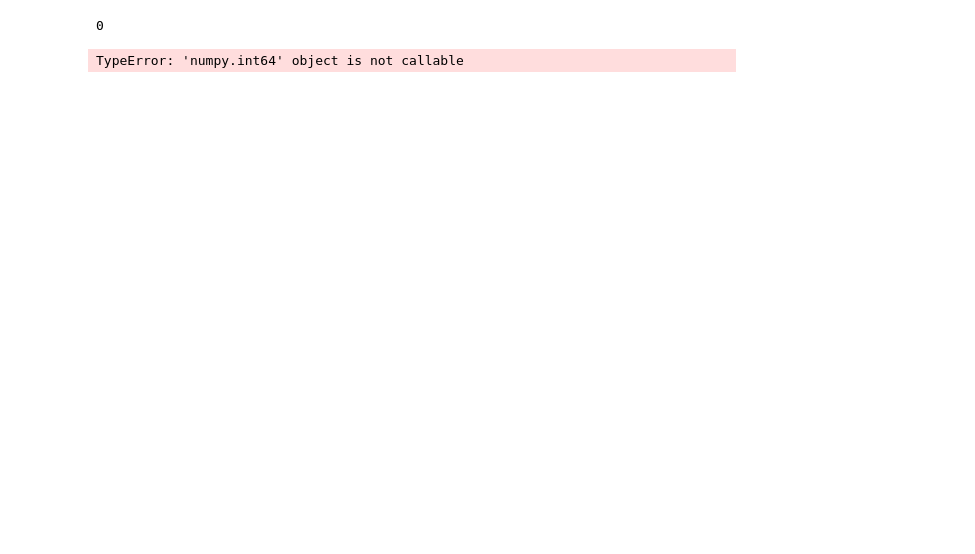
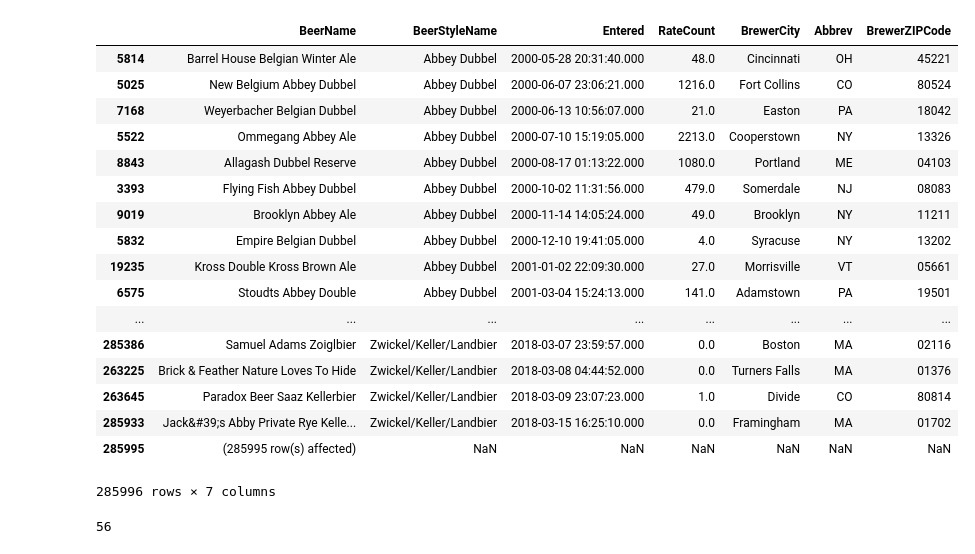
Before and after one commit to TomDonoghue/Pr_084, a Jupyter notebook: jose-notebook.ipynb, the cells around one changed output. Drawn from its saved outputs; the diff is of its cells as text; code cells hidden in the pictures; blank space fills up the shorter version.

Commit message:
top ten beers

```diff
--- a/jose-notebook.ipynb
+++ b/jose-notebook.ipynb
@@ -7,7 +7,27 @@ df = pd.read_csv('ucsd-sansdescrip03162018.csv', sep="|")
 # %%
 #which specific styles are trendiest?
 
 df_styles = df.sort_values(by=['BeerStyleName', 'Entered'])
+df_styles
+# %% [output]
+|  | BeerName | BeerStyleName | Entered | RateCount | BrewerCity | Abbrev | BrewerZIPCode |
+| 5814 | Barrel House Belgian Winter Ale | Abbey Dubbel | 2000-05-28 20:31:40.000 | 48.0 | Cincinnati | OH | 45221 |
+| 5025 | New Belgium Abbey Dubbel | Abbey Dubbel | 2000-06-07 23:06:21.000 | 1216.0 | Fort Collins | CO | 80524 |
+| 7168 | Weyerbacher Belgian Dubbel | Abbey Dubbel | 2000-06-13 10:56:07.000 | 21.0 | Easton | PA | 18042 |
+| 5522 | Ommegang Abbey Ale | Abbey Dubbel | 2000-07-10 15:19:05.000 | 2213.0 | Cooperstown | NY | 13326 |
+| 8843 | Allagash Dubbel Reserve | Abbey Dubbel | 2000-08-17 01:13:22.000 | 1080.0 | Portland | ME | 04103 |
+| 3393 | Flying Fish Abbey Dubbel | Abbey Dubbel | 2000-10-02 11:31:56.000 | 479.0 | Somerdale | NJ | 08083 |
+| 9019 | Brooklyn Abbey Ale | Abbey Dubbel | 2000-11-14 14:05:24.000 | 49.0 | Brooklyn | NY | 11211 |
+| 5832 | Empire Belgian Dubbel | Abbey Dubbel | 2000-12-10 19:41:05.000 | 4.0 | Syracuse | NY | 13202 |
+| 19235 | Kross Double Kross Brown Ale | Abbey Dubbel | 2001-01-02 22:09:30.000 | 27.0 | Morrisville | VT | 05661 |
+| 6575 | Stoudts Abbey Double | Abbey Dubbel | 2001-03-04 15:24:13.000 | 141.0 | Adamstown | PA | 19501 |
+| ... | ... | ... | ... | ... | ... | ... | ... |
+| 285386 | Samuel Adams Zoiglbier | Zwickel/Keller/Landbier | 2018-03-07 23:59:57.000 | 0.0 | Boston | MA | 02116 |
+| 263225 | Brick & Feather Nature Loves To Hide | Zwickel/Keller/Landbier | 2018-03-08 04:44:52.000 | 0.0 | Turners Falls | MA | 01376 |
+| 263645 | Paradox Beer Saaz Kellerbier | Zwickel/Keller/Landbier | 2018-03-09 23:07:23.000 | 1.0 | Divide | CO | 80814 |
+| 285933 | Jack&#39;s Abby Private Rye Kelle... | Zwickel/Keller/Landbier | 2018-03-15 16:25:10.000 | 0.0 | Framingham | MA | 01702 |
+| 285995 | (285995 row(s) affected) | NaN | NaN | NaN | NaN | NaN | NaN |
+285996 rows × 7 columns
 # %%
 #function: given timestamp entered, return year
 def standardize_year(timestamp):
@@ -16,11 +36,11 @@ def standardize_year(timestamp):
 
 #print(standardize_year(200032344))
 df_styles["Entered"] = df_styles["Entered"].apply(standardize_year)
-#print(df_styles)
-cellValue = df_styles.loc[(df_styles['Entered'] == 2000) & (df_styles['BeerStyleName'] == 'Abbey Dubbel')].size
+df_styles
+cellValue = df_styles.loc[(df_styles['Entered'] == '2000') & (df_styles['BeerStyleName'] == 'Abbey Dubbel')].size
 print(cellValue)
 # %% [output]
-0
+56
 # %%
 #get top 10 beers
 top_10 = df_styles.BeerStyleName.value_counts().head(10)
@@ -38,10 +58,9 @@ for style in top_10.index:
 df_final = pd.DataFrame(index = Index, columns=Columns)
 
 
-#df_styles['Entered'].astype(int)
+# populate how many times a beer was added for a given year (top ten beers)
 for row in df_final.itertuples():
     for column in Columns:
-        cellValue = df_styles.loc[(df_styles['Entered'] == row.Index) & (df_styles['BeerStyleName'] == column)].size()
+        string = "" + str(row.Index)
+        cellValue = df_styles.loc[(df_styles['Entered'] == string) & (df_styles['BeerStyleName'] == column)].size
         df_final.set_value(index = row.Index, col=column, value=cellValue)
-# %% [output]
-TypeError: 'numpy.int64' object is not callable
```
Also changed, not shown: parts of 1 cell of this notebook.
